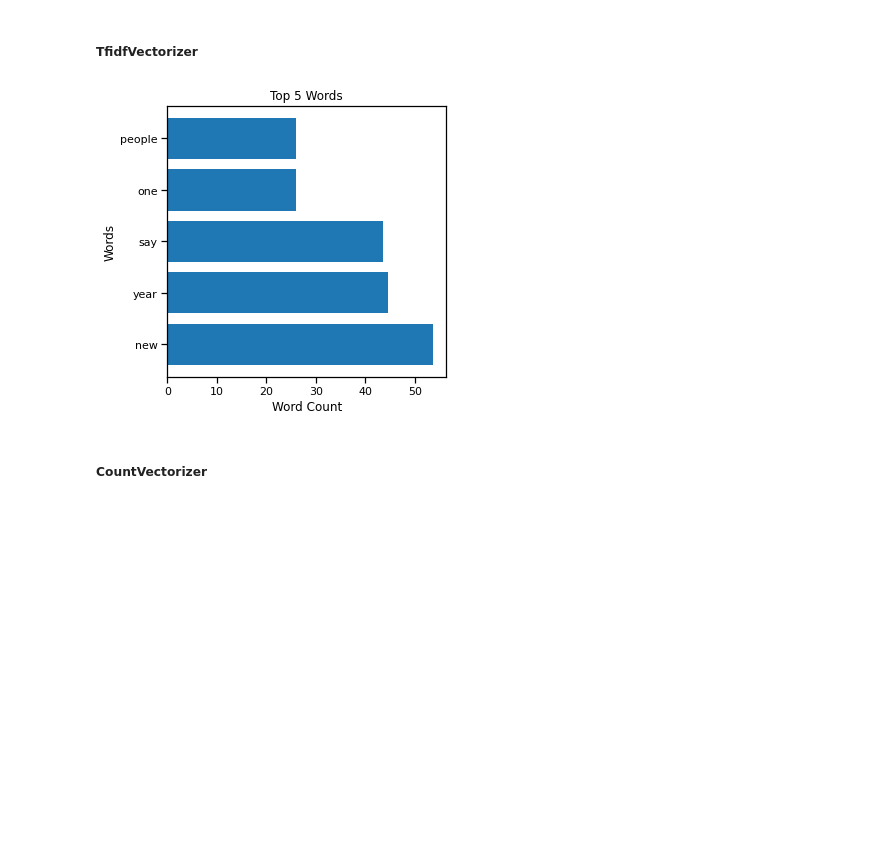
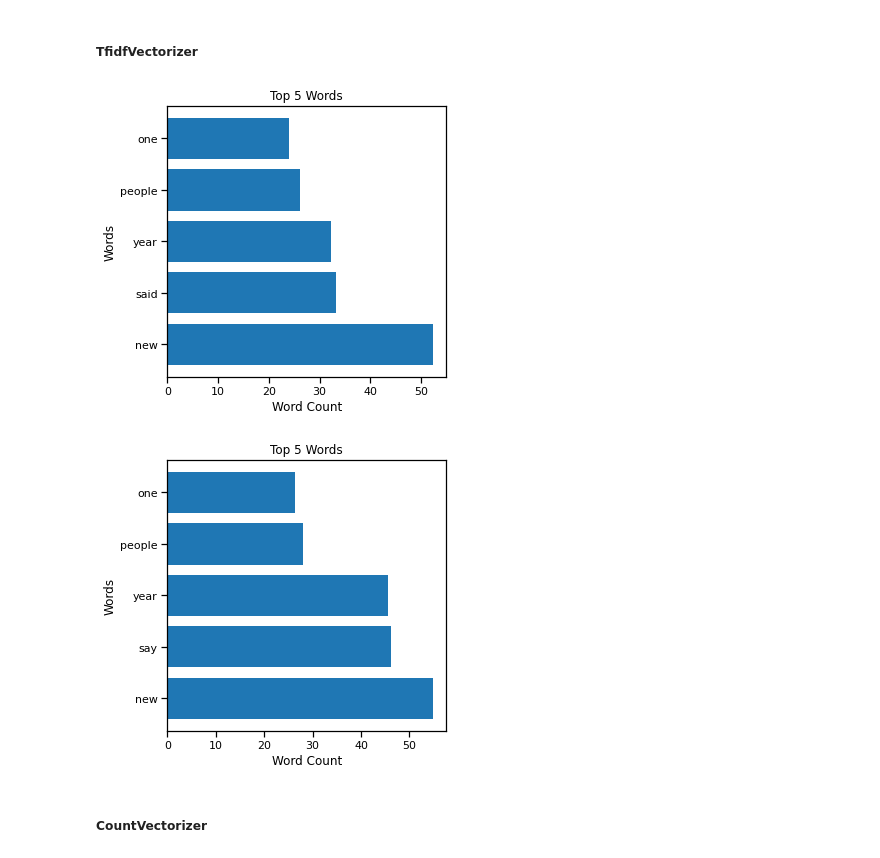
Before and after one commit to zach-hanly/nyt_predicting_shared_articles, a Jupyter notebook: modeling.ipynb, the cells around one changed output. Cells and saved outputs as stored; diff of their text form; code cells hidden in the pictures; blank space fills up the shorter version.

```diff
--- a/modeling.ipynb
+++ b/modeling.ipynb
@@ -269,20 +322,29 @@ plot_top_words(keywords_tok_cv, X_train_keywords_tok_cv);
 # %%
 snippet_tf, X_train_snippet_tf, X_test_snippet_tf = vectorize_feature(TfidfVectorizer,
                                                                          X_train.snippet, X_test.snippet)
 
-snippet_tok_tf, X_train_snippet_tok_tf, X_test_snippet_tok_tf = tokenize_vector(snippet_tf,
+X_train_snippet_tf_sm, y_train_snippet_tf_sm = smote_data(X_train_snippet_tf, y_train,
+                                                  sampling_strategy='auto',random_state=0)
+# used later
+# vectorizor: snippet_tf
+# data: X_train_snippet_tf_sm, y_train_snippet_tf_sm, X_test_snippet_tf
+
+
+snippet_tok_tf, X_train_snippet_tok_tf, X_test_snippet_tok_tf = tokenize_vector(TfidfVectorizer,
                                                                                     X_train.snippet,
                                                                                     X_test.snippet)
 
-X_train_snippet_tf_sm, y_train_snippet_tf_sm = smote_data(X_train_snippet_tok_tf, y_train,
+X_train_snippet_tok_tf_sm, y_train_snippet_tok_tf_sm = smote_data(X_train_snippet_tok_tf, y_train,
                                                   sampling_strategy='auto',random_state=0)
 # used later
 # vectorizor: snippet_tok_tf
-# data: X_train_snippet_tf_sm, y_train_snippet_tf_sm, X_test_snippet_tok_tf
+# data: X_train_snippet_tok_tf_sm, y_train_snippet_tok_tf_sm, X_test_snippet_tok_tf
 
+plot_top_words(snippet_tf, X_train_snippet_tf);
 plot_top_words(snippet_tok_tf, X_train_snippet_tok_tf);
 # %% [output]
-[figure, old version]
+[figure, new version]
+[figure, added]
 # %% [markdown]
 ##### CountVectorizer
 # %%
```
Also changed, not shown: parts of 45 cells of this notebook, 5 other files.
